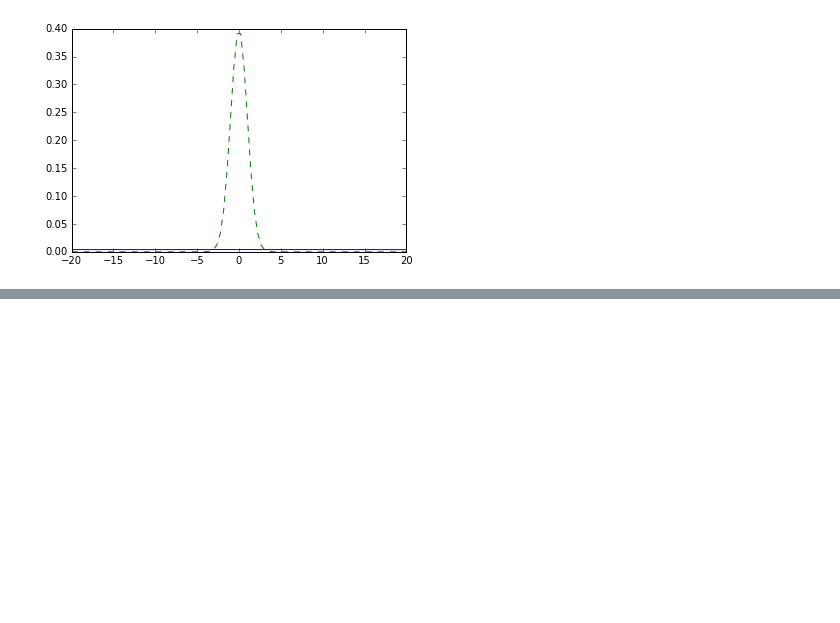
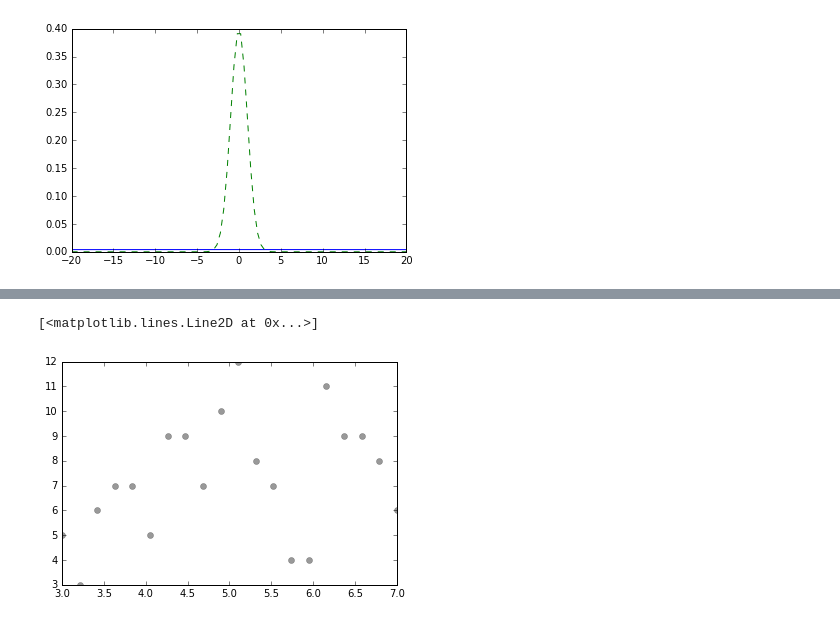
Before and after one commit to kyohei-koga/stastical_modeling_for-_data_analysis, a Jupyter notebook: 09GLM_of_baizeian/09-2.ipynb, the cells around one changed output, grey strips where cells are left out. Saved outputs shown, nothing was run; the diff lists cells and outputs as text; code cells hidden in the pictures; blank space fills up the shorter version.

```diff
--- a/09GLM_of_baizeian/09-2.ipynb
+++ b/09GLM_of_baizeian/09-2.ipynb
@@ -61,0 +129,5 @@ AttributeError: 'module' object has no attribute 'mcmc'
+# %%
+plt.plot(data[0],data[1],'ko', alpha=0.4)
+# %% [output]
+[<matplotlib.lines.Line2D at 0x...>]
+[figure, added]
```
Also changed, not shown: parts of 10 cells of this notebook, 9 other files.
